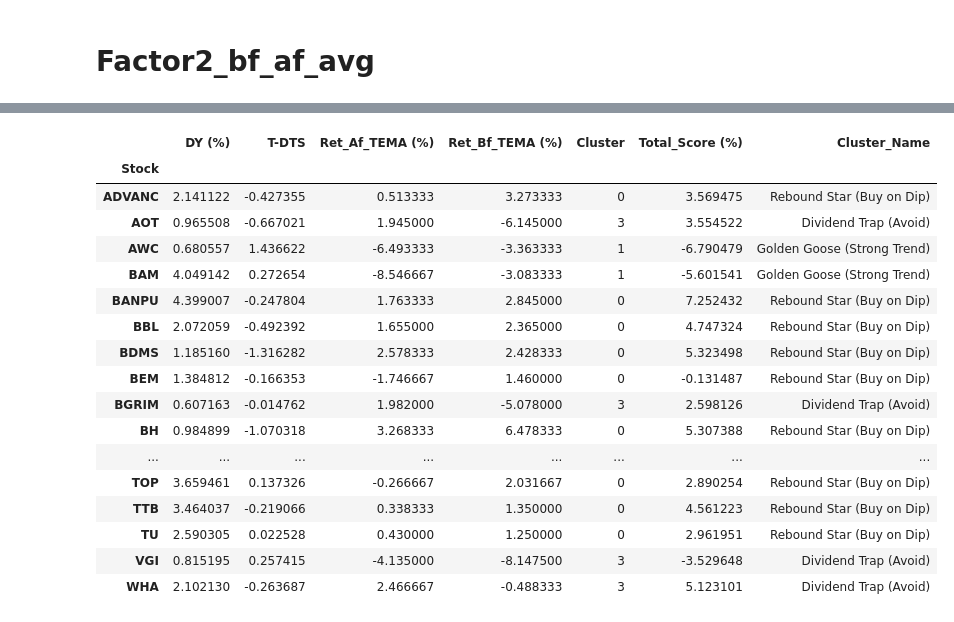
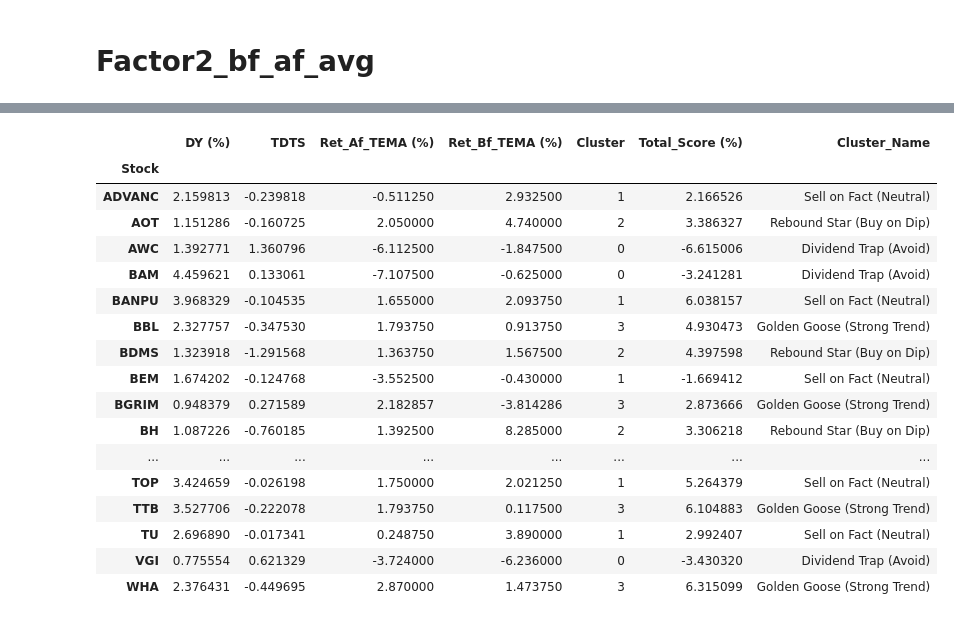
Before and after one commit to 4ommyx/stock_project, a Jupyter notebook: test_feat/Scoring.ipynb, the cells around one changed output, grey strips where cells are left out. Cells and saved outputs as stored; diff of their text form; code cells hidden in the pictures.

```diff
--- a/test_feat/Scoring.ipynb
+++ b/test_feat/Scoring.ipynb
@@ -207,7 +216,7 @@ def calculate_tema(series, span):
     ema3 = ema2.ewm(span=span, adjust=False).mean()
     return (3 * ema1) - (3 * ema2) + ema3
 
-def analyze_xd_tema_history(tickers, start_year=2022, end_year=2024, window=15):
+def analyze_xd_tema_history(tickers, start_year=2022, end_year=2026, window=15):
     all_data = []
     print(f"กำลังดึงข้อมูลและคำนวณ TEMA({window}) ย้อนหลังปี {start_year}-{end_year} ...")
 
@@ -301,7 +310,7 @@ def analyze_xd_tema_history(tickers, start_year=2022, end_year=2024, window=15):
 
 # --- รันฟังก์ชัน ---
 # window=15 หมายถึง ดูย้อนหลัง 15 วัน และ ไปข้างหน้า 15 วัน (และใช้คำนวณ TEMA 15 ด้วย)
-df_results_tema = analyze_xd_tema_history(set50_tickers, start_year=2022, end_year=2024, window=15)
+df_results_tema = analyze_xd_tema_history(set50_tickers, start_year=2022, end_year=2026, window=15)
 
 
 # ตัวอย่างการดูเฉพาะหุ้น CPALL
@@ -469,4 +484,4 @@ plt.show()
 # %%
-df_agg = df_merged.groupby('Stock').aggregate({'DY (%)': 'mean', 'T-DTS': 'mean', 'Ret_Af_TEMA (%)': 'mean', 'Ret_Bf_TEMA (%)': 'mean'})
-df_agg.head(10)
+df_agg = df_merged.groupby('Stock').aggregate({'DY (%)': 'mean', 'TDTS': 'mean', 'Ret_Af_TEMA (%)': 'mean', 'Ret_Bf_TEMA (%)': 'mean'})
+df_agg.loc[['CPAXT']]
 # %% [output]
@@ -568,7 +574,7 @@ from sklearn.metrics import silhouette_score
 # 1. เตรียมข้อมูล (Clean & Scale)
 # ใช้ df_agg ที่คุณ aggregate มาแล้ว
 df_model = df_agg.dropna().copy()
-features = ['T-DTS', 'Ret_Af_TEMA (%)', 'Ret_Bf_TEMA (%)']
+features = ['TDTS', 'Ret_Af_TEMA (%)', 'Ret_Bf_TEMA (%)']
 
 # Standardize ข้อมูล (ปรับสเกลให้เป็นมาตรฐานเดียวกัน)
 scaler = StandardScaler()
@@ -589,7 +595,7 @@ print(f"Silhouette Score: {sil_score:.4f}")
 
 # ดูค่าเฉลี่ยของแต่ละกลุ่ม (Centroids)
 cluster_summary = df_model.groupby('Cluster')[features].mean().reset_index()
-cluster_summary['Count'] = df_model.groupby('Cluster')['T-DTS'].count().values
+cluster_summary['Count'] = df_model.groupby('Cluster')['TDTS'].count().values
 print("\n=== Cluster Summary ===")
 print(cluster_summary)
 
@@ -604,7 +610,7 @@ markers = ['o', '^', 's', 'D']
 for cluster_id in range(k):
     subset = df_model[df_model['Cluster'] == cluster_id]
     ax.scatter(
-        subset['T-DTS'],
+        subset['TDTS'],
         subset['Ret_Af_TEMA (%)'],
         subset['Ret_Bf_TEMA (%)'],
         c=colors[cluster_id],
@@ -615,7 +621,7 @@ for cluster_id in range(k):
     )
 
 # ตั้งชื่อแกน
-ax.set_xlabel('T-DTS (Dividend Score)')
+ax.set_xlabel('TDTS (Dividend Score)')
 ax.set_ylabel('Ret_Af (Post-XD Return %)')
 ax.set_zlabel('Ret_Bf (Pre-XD Return %)')
 ax.set_title(f'3D Clustering Analysis of Stocks (k={k})')
@@ -661,9 +667,9 @@ AOT, BGRIM, BLA, CPN, CRC, MTC, OSP, SCC, VGI, WHA
 # %%
 df_model
 df_scoring = df_model.copy()
-df_scoring['Total_Score (%)'] = (df_scoring['DY (%)'] * (1 - df_scoring['T-DTS']))\
+df_scoring['Total_Score (%)'] = (df_scoring['DY (%)'] * (1 - df_scoring['TDTS']))\
       + df_scoring['Ret_Af_TEMA (%)']
 #df scoring without cluster column
 df_scoring_without_cluster = df_scoring.drop(columns=['Cluster'])
-df_scoring_without_cluster.sort_values(by='Total_Score (%)', ascending=False).head(10)
+df_scoring_without_cluster.sort_values(by='Total_Score (%)', ascending=False)
 # %% [output]
@@ -682,36 +694,67 @@ df_scoring_without_cluster.sort_values(by='Total_Score (%)', ascending=False).he
 # %%
-# สร้าง Dictionary สำหรับ map ชื่อกลุ่มตามที่วิเคราะห์
-cluster_names = {
-    0: 'Rebound Star (Buy on Dip)',     # ลงก่อน XD -> เด้งหลัง XD (คุ้ม)
-    1: 'Golden Goose (Strong Trend)',   # ขึ้นตลอดทาง (คุ้มที่สุด)
-    2: 'Sell on Fact (Neutral)',        # เสมอตัว -> เริ่มไหลลง (ขายทำกำไร)
-    3: 'Dividend Trap (Avoid)'          # ลงตลอดทาง (ขาดทุนยับ)
+# Map cluster IDs to stable profile names using coordinate matching
+import numpy as np
+from scipy.spatial.distance import cdist
+from scipy.optimize import linear_sum_assignment
+from sklearn.preprocessing import StandardScaler
+
+# Define ideal profiles (order: TDTS, Ret_Af_TEMA (%), Ret_Bf_TEMA (%))
+ideal_profiles = {
+    'Rebound Star (Buy on Dip)':    np.array([-0.5,  1.0,  1.0]),
+    'Golden Goose (Strong Trend)':  np.array([-1.0,  2.0, -2.0]),
+    'Dividend Trap (Avoid)':        np.array([ 2.5, -3.0, -3.0]),
+    'Sell on Fact (Neutral)':       np.array([ 0.0, -2.0,  1.0])
 }
+profile_names = list(ideal_profiles.keys())
+ideal_vectors = np.array(list(ideal_profiles.values()))
 
-# เพิ่มชื่อกลุ่มลงในตารางสรุป (cluster_summary)
-df_scoring['Cluster_Name'] = df_scoring['Cluster'].map(cluster_names)
+# Features used for clustering — ensure the same order used when training KMeans
+features = ['TDTS', 'Ret_Af_TEMA (%)', 'Ret_Bf_TEMA (%)']
+# Recompute scaler/X_scaled from df_model to ensure we operate on same space
+scaler = StandardScaler()
+X_scaled = scaler.fit_transform(df_model[features])
 
+cluster_ids = sorted(df_model['Cluster'].unique())
+cluster_centroids = []
+for c_id in cluster_ids:
+    mask = df_model['Cluster'] == c_id
+    centroid = X_scaled[mask].mean(axis=0)
+    cluster_centroids.append(centroid)
+cluster_centroids = np.array(cluster_centroids)
 
+if len(cluster_centroids) > 0:
+    distances = cdist(cluster_centroids, ideal_vectors, metric='euclidean')
+    row_idx, col_idx = linear_sum_assignment(distances)
+    cluster_mapping = {}
+    for r, c in zip(row_idx, col_idx):
+        real_cluster_id = cluster_ids[r]
+        assigned_name = profile_names[c]
+        cluster_mapping[real_cluster_id] = assigned_name
+    df_scoring['Cluster_Name'] = df_scoring['Cluster'].map(cluster_mapping)
+else:
+    df_scoring['Cluster_Name'] = 'Unclassified'
+
+# Show scoring table with stable cluster names
 df_scoring
 # %% [output]
-|  | DY (%) | T-DTS | Ret_Af_TEMA (%) | Ret_Bf_TEMA (%) | Cluster | Total_Score (%) | Cluster_Name |
+|  | DY (%) | TDTS | Ret_Af_TEMA (%) | Ret_Bf_TEMA (%) | Cluster | Total_Score (%) | Cluster_Name |
 | Stock |  |  |  |  |  |  |  |
-| ADVANC | 2.141122 | -0.427355 | 0.513333 | 3.273333 | 0 | 3.569475 | Rebound Star (Buy on Dip) |
-| AOT | 0.965508 | -0.667021 | 1.945000 | -6.145000 | 3 | 3.554522 | Dividend Trap (Avoid) |
-| AWC | 0.680557 | 1.436622 | -6.493333 | -3.363333 | 1 | -6.790479 | Golden Goose (Strong Trend) |
-| BAM | 4.049142 | 0.272654 | -8.546667 | -3.083333 | 1 | -5.601541 | Golden Goose (Strong Trend) |
-| BANPU | 4.399007 | -0.247804 | 1.763333 | 2.845000 | 0 | 7.252432 | Rebound Star (Buy on Dip) |
-| BBL | 2.072059 | -0.492392 | 1.655000 | 2.365000 | 0 | 4.747324 | Rebound Star (Buy on Dip) |
-| BDMS | 1.185160 | -1.316282 | 2.578333 | 2.428333 | 0 | 5.323498 | Rebound Star (Buy on Dip) |
-| BEM | 1.384812 | -0.166353 | -1.746667 | 1.460000 | 0 | -0.131487 | Rebound Star (Buy on Dip) |
-| BGRIM | 0.607163 | -0.014762 | 1.982000 | -5.078000 | 3 | 2.598126 | Dividend Trap (Avoid) |
-| BH | 0.984899 | -1.070318 | 3.268333 | 6.478333 | 0 | 5.307388 | Rebound Star (Buy on Dip) |
+| ADVANC | 2.159813 | -0.239818 | -0.511250 | 2.932500 | 1 | 2.166526 | Sell on Fact (Neutral) |
+| AOT | 1.151286 | -0.160725 | 2.050000 | 4.740000 | 2 | 3.386327 | Rebound Star (Buy on Dip) |
+| AWC | 1.392771 | 1.360796 | -6.112500 | -1.847500 | 0 | -6.615006 | Dividend Trap (Avoid) |
+| BAM | 4.459621 | 0.133061 | -7.107500 | -0.625000 | 0 | -3.241281 | Dividend Trap (Avoid) |
+| BANPU | 3.968329 | -0.104535 | 1.655000 | 2.093750 | 1 | 6.038157 | Sell on Fact (Neutral) |
+| BBL | 2.327757 | -0.347530 | 1.793750 | 0.913750 | 3 | 4.930473 | Golden Goose (Strong Trend) |
+| BDMS | 1.323918 | -1.291568 | 1.363750 | 1.567500 | 2 | 4.397598 | Rebound Star (Buy on Dip) |
+| BEM | 1.674202 | -0.124768 | -3.552500 | -0.430000 | 1 | -1.669412 | Sell on Fact (Neutral) |
+| BGRIM | 0.948379 | 0.271589 | 2.182857 | -3.814286 | 3 | 2.873666 | Golden Goose (Strong Trend) |
+| BH | 1.087226 | -0.760185 | 1.392500 | 8.285000 | 2 | 3.306218 | Rebound Star (Buy on Dip) |
 | ... | ... | ... | ... | ... | ... | ... | ... |
-| TOP | 3.659461 | 0.137326 | -0.266667 | 2.031667 | 0 | 2.890254 | Rebound Star (Buy on Dip) |
-| TTB | 3.464037 | -0.219066 | 0.338333 | 1.350000 | 0 | 4.561223 | Rebound Star (Buy on Dip) |
-| TU | 2.590305 | 0.022528 | 0.430000 | 1.250000 | 0 | 2.961951 | Rebound Star (Buy on Dip) |
-| VGI | 0.815195 | 0.257415 | -4.135000 | -8.147500 | 3 | -3.529648 | Dividend Trap (Avoid) |
-| WHA | 2.102130 | -0.263687 | 2.466667 | -0.488333 | 3 | 5.123101 | Dividend Trap (Avoid) |
+| TOP | 3.424659 | -0.026198 | 1.750000 | 2.021250 | 1 | 5.264379 | Sell on Fact (Neutral) |
+| TTB | 3.527706 | -0.222078 | 1.793750 | 0.117500 | 3 | 6.104883 | Golden Goose (Strong Trend) |
+| TU | 2.696890 | -0.017341 | 0.248750 | 3.890000 | 1 | 2.992407 | Sell on Fact (Neutral) |
+| VGI | 0.775554 | 0.621329 | -3.724000 | -6.236000 | 0 | -3.430320 | Dividend Trap (Avoid) |
+| WHA | 2.376431 | -0.449695 | 2.870000 | 1.473750 | 3 | 6.315099 | Golden Goose (Strong Trend) |
 # %%
 cluster_summary
 # %% [output]
```
Also changed, not shown: parts of 18 cells of this notebook.
